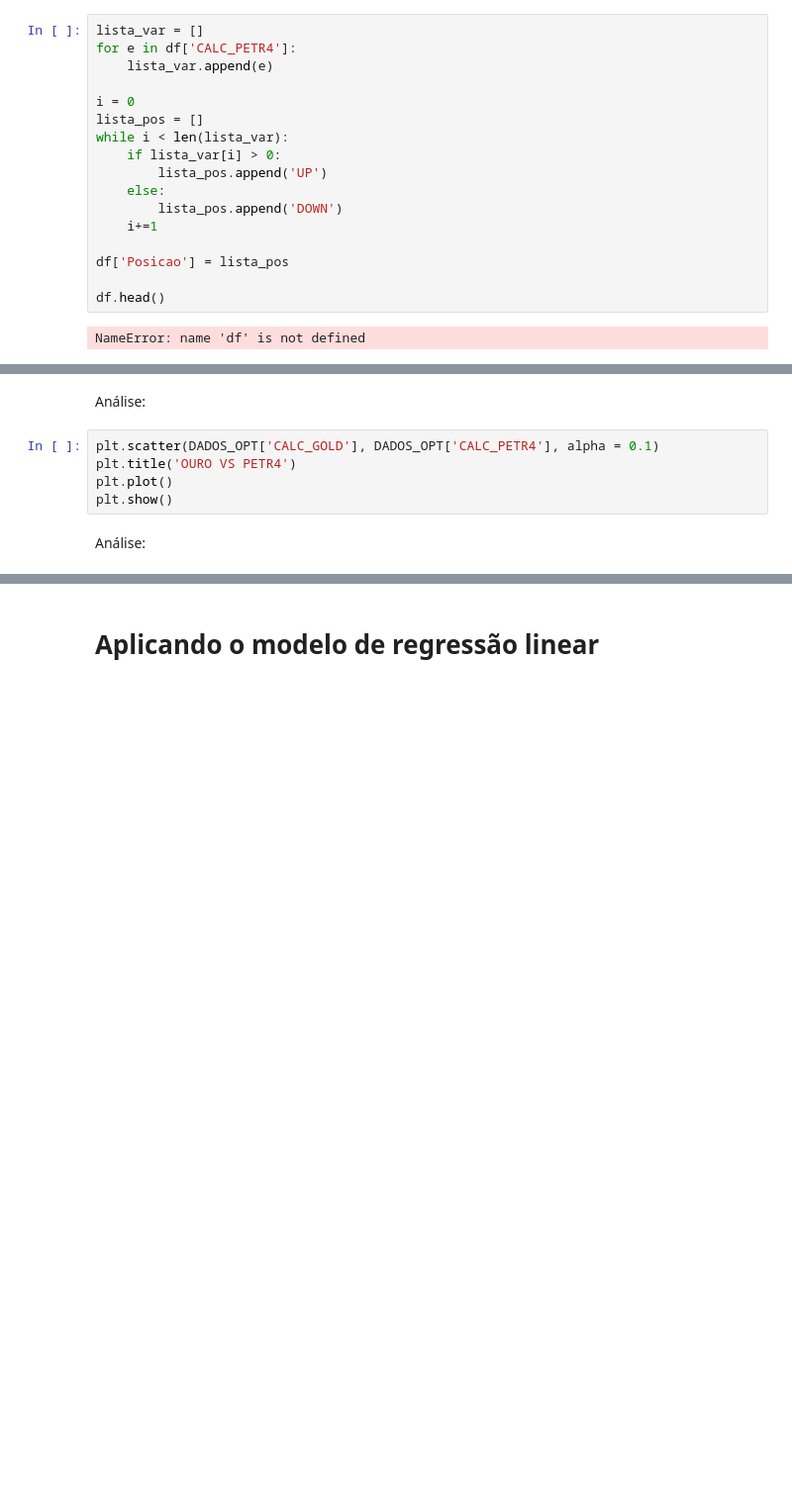
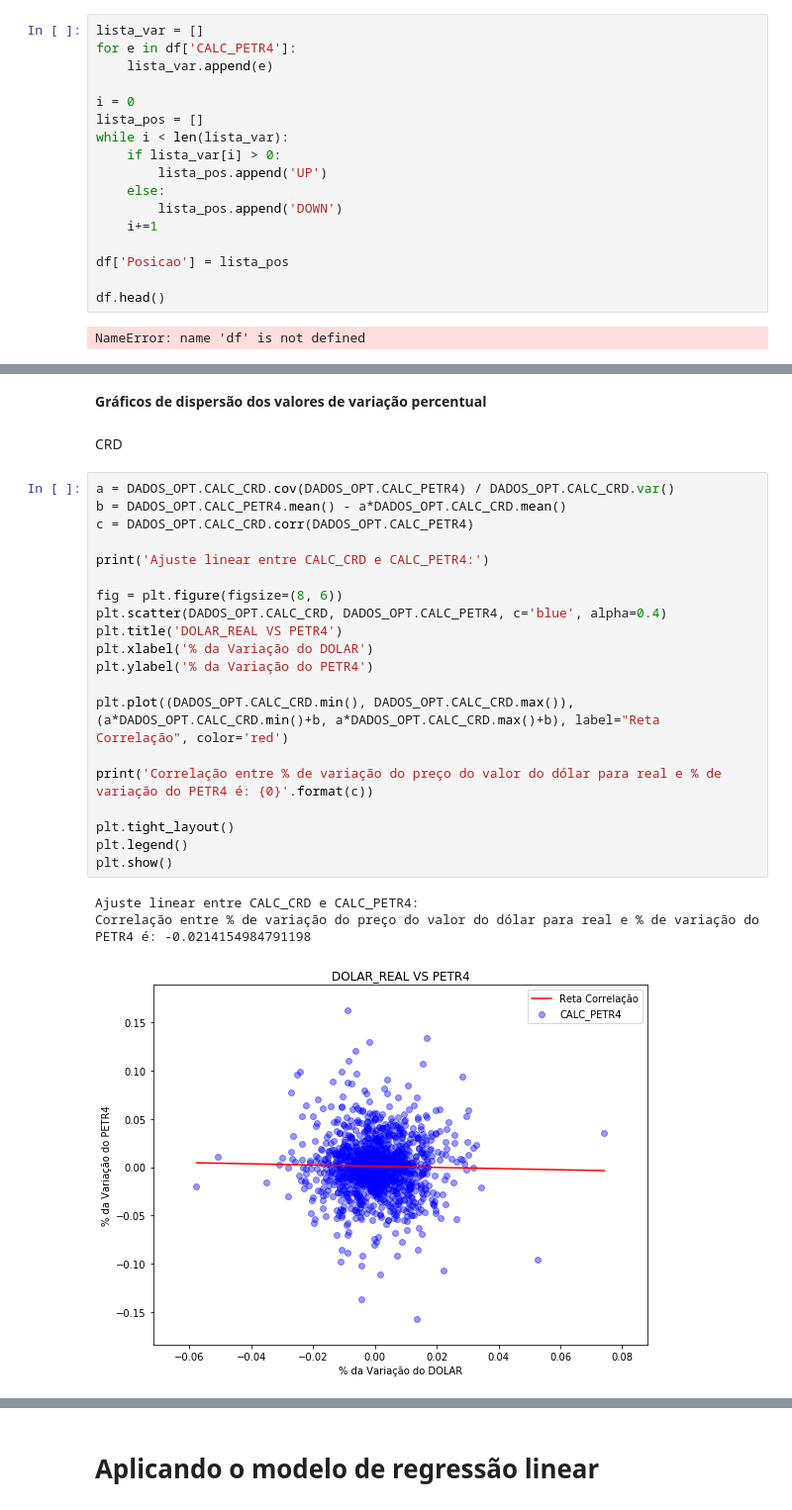
Before and after one commit to enricofd/Projeto_3_CD, a Jupyter notebook: Relatório Final.ipynb, the cells around one changed output, grey strips where cells are left out. Shown: that part at 99% size. Cells and saved outputs as stored; diff of their text form; blank space fills up the shorter version.

```diff
--- a/Relatório Final.ipynb
+++ b/Relatório Final.ipynb
@@ -307,9 +334,28 @@ plt.show()
-# %% [markdown]
-Análise:
-# %%
-plt.scatter(DADOS_OPT['CALC_GOLD'], DADOS_OPT['CALC_PETR4'], alpha = 0.1)
-plt.title('OURO VS PETR4')
-plt.plot()
-plt.show()
-# %% [markdown]
-Análise:
+# %% [markdown]
+**Gráficos de dispersão dos valores de variação percentual**
+# %% [markdown]
+CRD
+# %%
+a = DADOS_OPT.CALC_CRD.cov(DADOS_OPT.CALC_PETR4) / DADOS_OPT.CALC_CRD.var()
+b = DADOS_OPT.CALC_PETR4.mean() - a*DADOS_OPT.CALC_CRD.mean()
+c = DADOS_OPT.CALC_CRD.corr(DADOS_OPT.CALC_PETR4)
+
+print('Ajuste linear entre CALC_CRD e CALC_PETR4:')
+
+fig = plt.figure(figsize=(8, 6))
+plt.scatter(DADOS_OPT.CALC_CRD, DADOS_OPT.CALC_PETR4, c='blue', alpha=0.4)
+plt.title('DOLAR_REAL VS PETR4')
+plt.xlabel('% da Variação do DOLAR')
+plt.ylabel('% da Variação do PETR4')
+
+plt.plot((DADOS_OPT.CALC_CRD.min(), DADOS_OPT.CALC_CRD.max()), (a*DADOS_OPT.CALC_CRD.min()+b, a*DADOS_OPT.CALC_CRD.max()+b), label="Reta Correlação", color='red')
+
+print('Correlação entre % de variação do preço do valor do dólar para real e % de variação do PETR4 é: {0}'.format(c))
+
+plt.tight_layout()
+plt.legend()
+plt.show()
+# %% [output]
+Ajuste linear entre CALC_CRD e CALC_PETR4:
+Correlação entre % de variação do preço do valor do dólar para real e % de variação do PETR4 é: -0.0214154984791198
+[figure, added]
```
Also changed, not shown: parts of 103 cells of this notebook.
